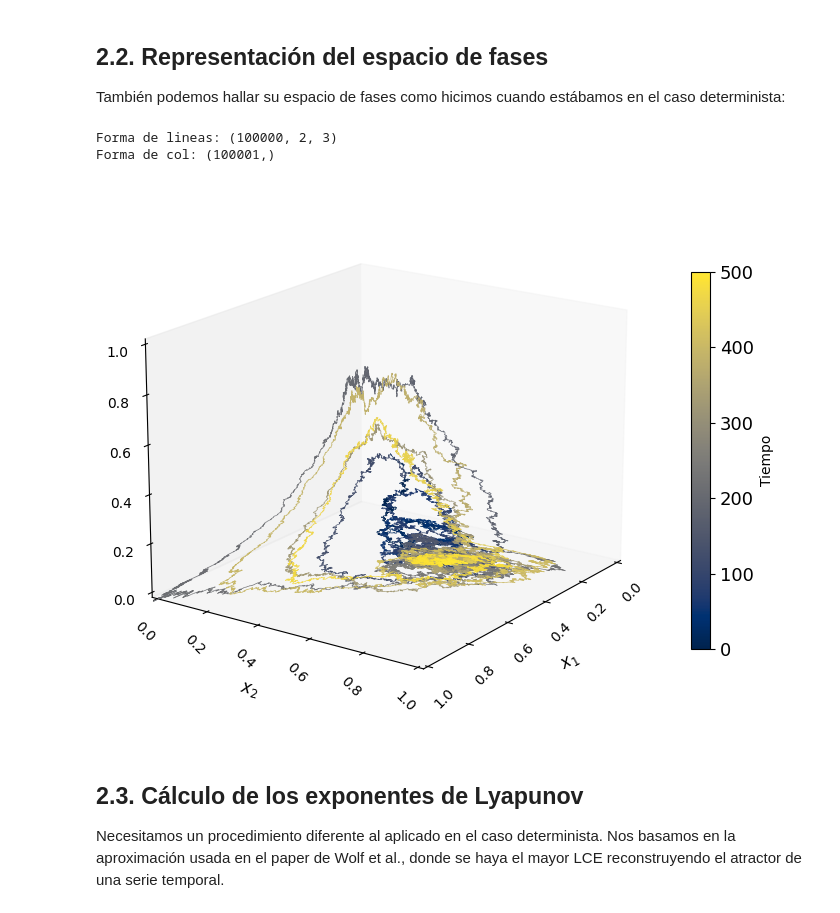
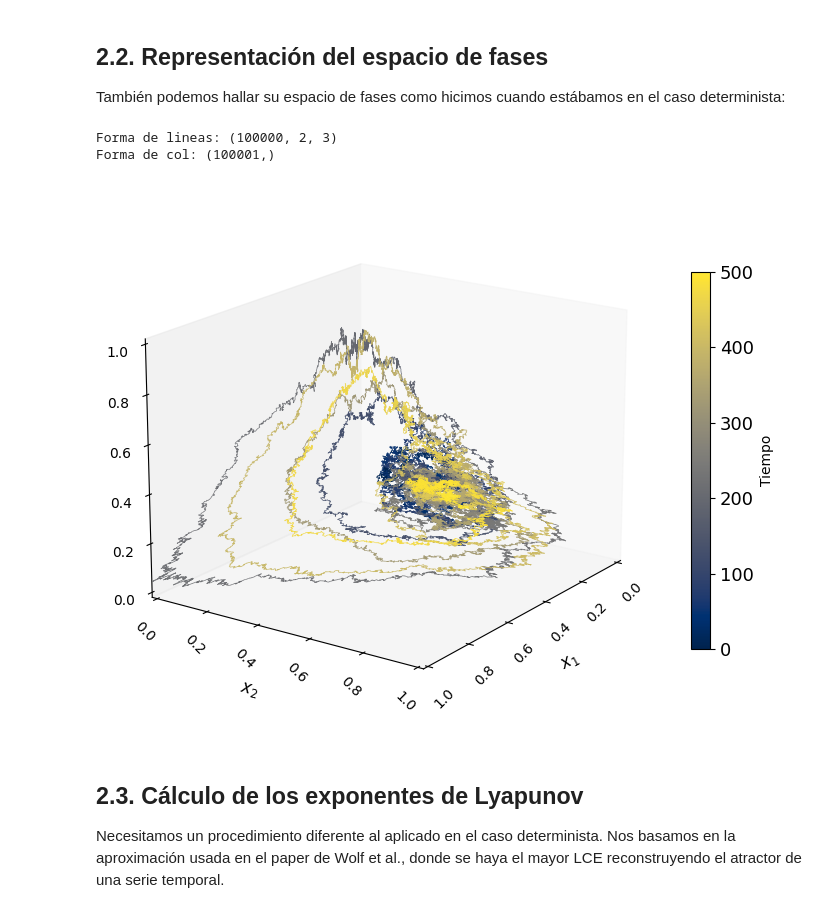
Before and after one commit to jenriquezafra/TFG, a Jupyter notebook: clasical_model.ipynb, the cells around one changed output. Cells and saved outputs as stored; diff of their text form; code cells hidden in the pictures.

```diff
--- a/clasical_model.ipynb
+++ b/clasical_model.ipynb
@@ -594,7 +594,7 @@ time_val = t_vals_EM_4esp[:]
 col = t_span[1] * (time_val - time_val.min()) / (time_val.max() - time_val.min())
 
 # creamos las lineas
-puntos = np.array([x_vals_EM_4esp[:,0], x_vals_EM_4esp[:,1], x_vals_EM_4esp[:,2]]).T.reshape(-1, 1, 3)
+puntos = np.array([x_vals_EM_4esp[:,0], x_vals_EM_4esp[:,1], x_vals_EM_4esp[:,3]]).T.reshape(-1, 1, 3)
 lineas = np.concatenate([puntos[:-1], puntos[1:]], axis=1)
 print("Forma de lineas:", lineas.shape)  # Debe ser (n_lines, 2, 3)
 print("Forma de col:", col.shape)
@@ -620,35 +620,35 @@ zlim = [np.min(x_vals_EM_4esp[:,3]), np.max(x_vals_EM_4esp[:,3])]
 # ax.set_zlim(zlim)
 
 # ax.set_xticks([0.2, 0.4, 0.6, 0.8])
 # ax.set_yticks([0.2, 0.4, 0.6, 0.8])
 # ax.set_zticks([0.2, 0.4])
 
 ax.tick_params(axis='x', labelsize=10, rotation=45)
 ax.tick_params(axis='y', labelsize=10, rotation=-45)
 ax.tick_params(axis='z', labelsize=10)
 
 
 # Quitamos el grid
 ax.grid(False)
 
 # Añadimos la barra de color
 cbar = plt.colorbar(LC, ax=ax, shrink=0.7)
 cbar.set_label('Tiempo')
 
 # Ajustamos proporciones de los ejes
 ax.set_box_aspect([np.ptp(xlim), np.ptp(ylim), np.ptp(zlim)])  # Proporciones iguales
 
 # Ajustamos la vista personalizada
 ax.view_init(elev=18, azim=35)
 
 plt.show()
 
 # Guardamos la figura (opcional)
-# fig.savefig('espacio_fasico_4especies_ruido.png', dpi=600)
+# fig.savefig('outputs/espacio_fasico_4especies_ruido1.png', dpi=600)
 # %% [output]
 Forma de lineas: (100000, 2, 3)
 Forma de col: (100001,)
-[figure, old version]
+[figure, new version]
 # %% [markdown]
 ## 2.3. Cálculo de los exponentes de Lyapunov
 
```
Also changed, not shown: parts of 8 cells of this notebook.
